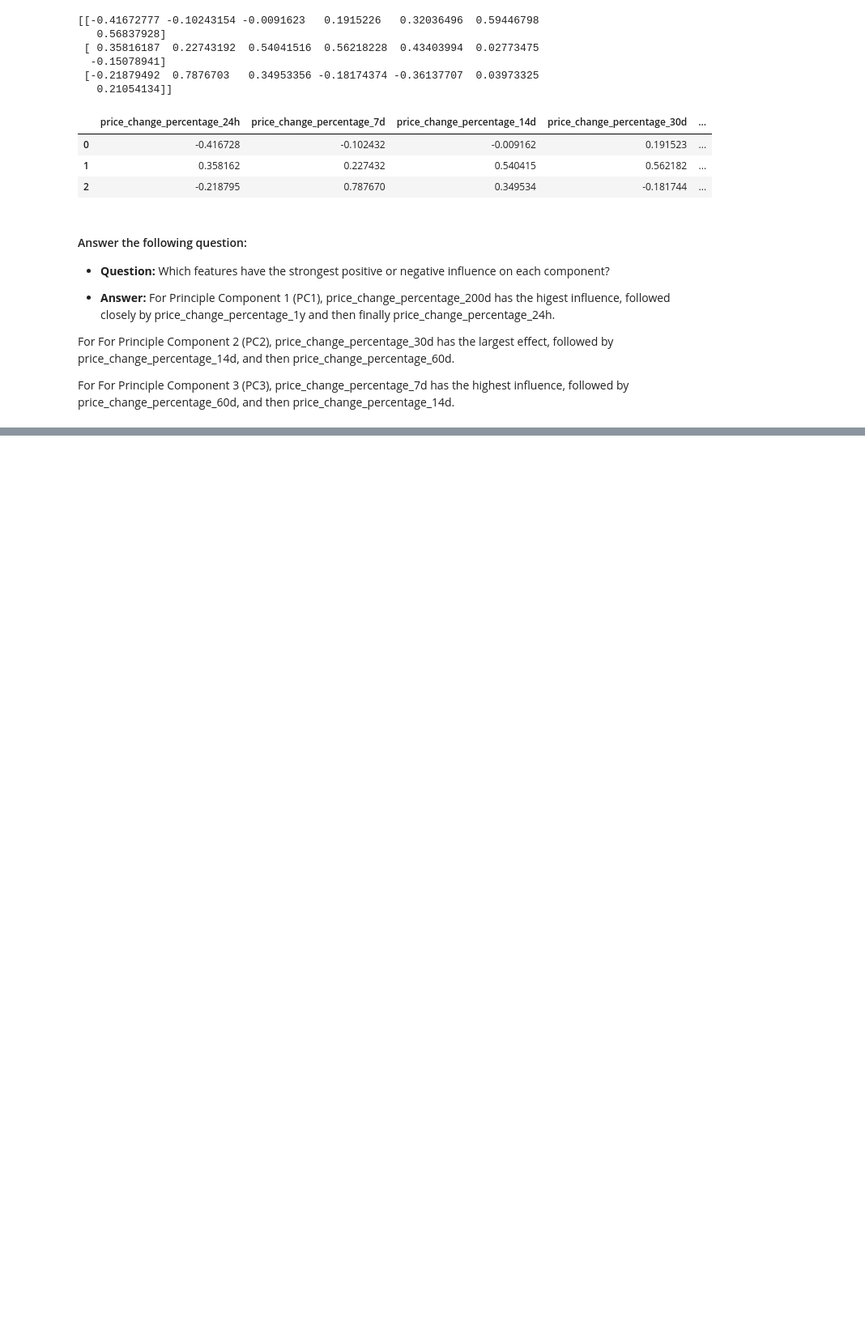
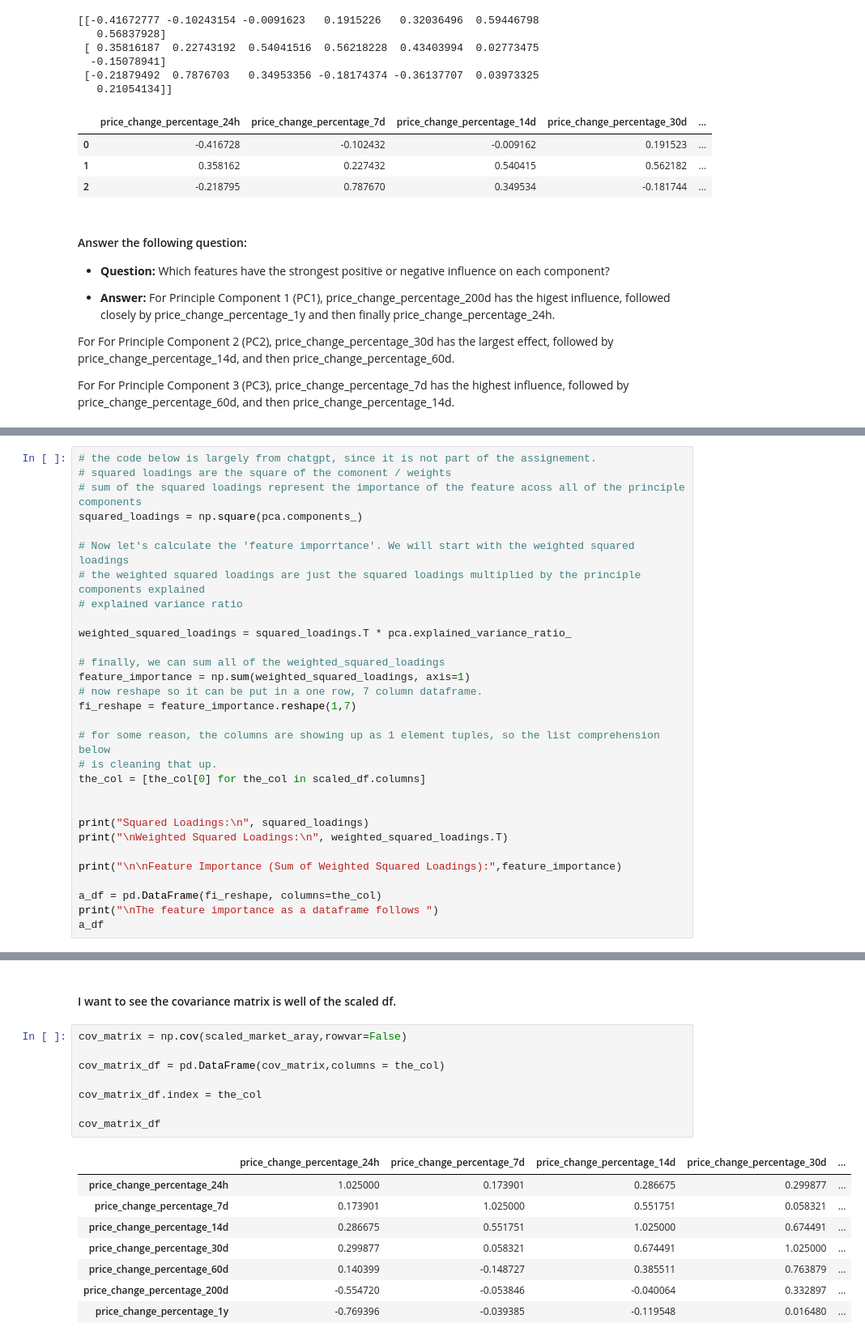
Before and after one commit to DougInVentura/CryptoClustering, a Jupyter notebook: Crypto_Clustering_starter_code.ipynb, the cells around one changed output, grey strips where cells are left out. Shown at 81% size. Cells and saved outputs as stored; diff of their text form; blank space fills up the shorter version.

```diff
--- a/Crypto_Clustering_starter_code.ipynb
+++ b/Crypto_Clustering_starter_code.ipynb
@@ -389,0 +388,30 @@ For For Principle Component 3 (PC3), price_change_percentage_7d has the highest
+# %%
+# the code below is largely from chatgpt, since it is not part of the assignement.
+# squared loadings are the square of the comonent / weights
+# sum of the squared loadings represent the importance of the feature acoss all of the principle components
+squared_loadings = np.square(pca.components_)
+
+# Now let's calculate the 'feature imporrtance'. We will start with the weighted squared loadings
+# the weighted squared loadings are just the squared loadings multiplied by the principle components explained
+# explained variance ratio
+
+weighted_squared_loadings = squared_loadings.T * pca.explained_variance_ratio_
+
+# finally, we can sum all of the weighted_squared_loadings
+feature_importance = np.sum(weighted_squared_loadings, axis=1)
+# now reshape so it can be put in a one row, 7 column dataframe.
+fi_reshape = feature_importance.reshape(1,7)
+
+# for some reason, the columns are showing up as 1 element tuples, so the list comprehension below
+# is cleaning that up.
+the_col = [the_col[0] for the_col in scaled_df.columns]
+
+
+print("Squared Loadings:\n", squared_loadings)
+print("\nWeighted Squared Loadings:\n", weighted_squared_loadings.T)
+
+print("\n\nFeature Importance (Sum of Weighted Squared Loadings):",feature_importance)
+
+a_df = pd.DataFrame(fi_reshape, columns=the_col)
+print("\nThe feature importance as a dataframe follows ")
+a_df
@@ -389,0 +438,19 @@ For For Principle Component 3 (PC3), price_change_percentage_7d has the highest
+# %% [markdown]
+#### I want to see the covariance matrix is well of the scaled df.
+# %%
+cov_matrix = np.cov(scaled_market_aray,rowvar=False)
+
+cov_matrix_df = pd.DataFrame(cov_matrix,columns = the_col)
+
+cov_matrix_df.index = the_col
+
+cov_matrix_df
+# %% [output]
+|  | price_change_percentage_24h | price_change_percentage_7d | price_change_percentage_14d | price_change_percentage_30d | ... |
+| price_change_percentage_24h | 1.025000 | 0.173901 | 0.286675 | 0.299877 | ... |
+| price_change_percentage_7d | 0.173901 | 1.025000 | 0.551751 | 0.058321 | ... |
+| price_change_percentage_14d | 0.286675 | 0.551751 | 1.025000 | 0.674491 | ... |
+| price_change_percentage_30d | 0.299877 | 0.058321 | 0.674491 | 1.025000 | ... |
+| price_change_percentage_60d | 0.140399 | -0.148727 | 0.385511 | 0.763879 | ... |
+| price_change_percentage_200d | -0.554720 | -0.053846 | -0.040064 | 0.332897 | ... |
+| price_change_percentage_1y | -0.769396 | -0.039385 | -0.119548 | 0.016480 | ... |
```
Also changed, not shown: parts of 7 cells of this notebook.
